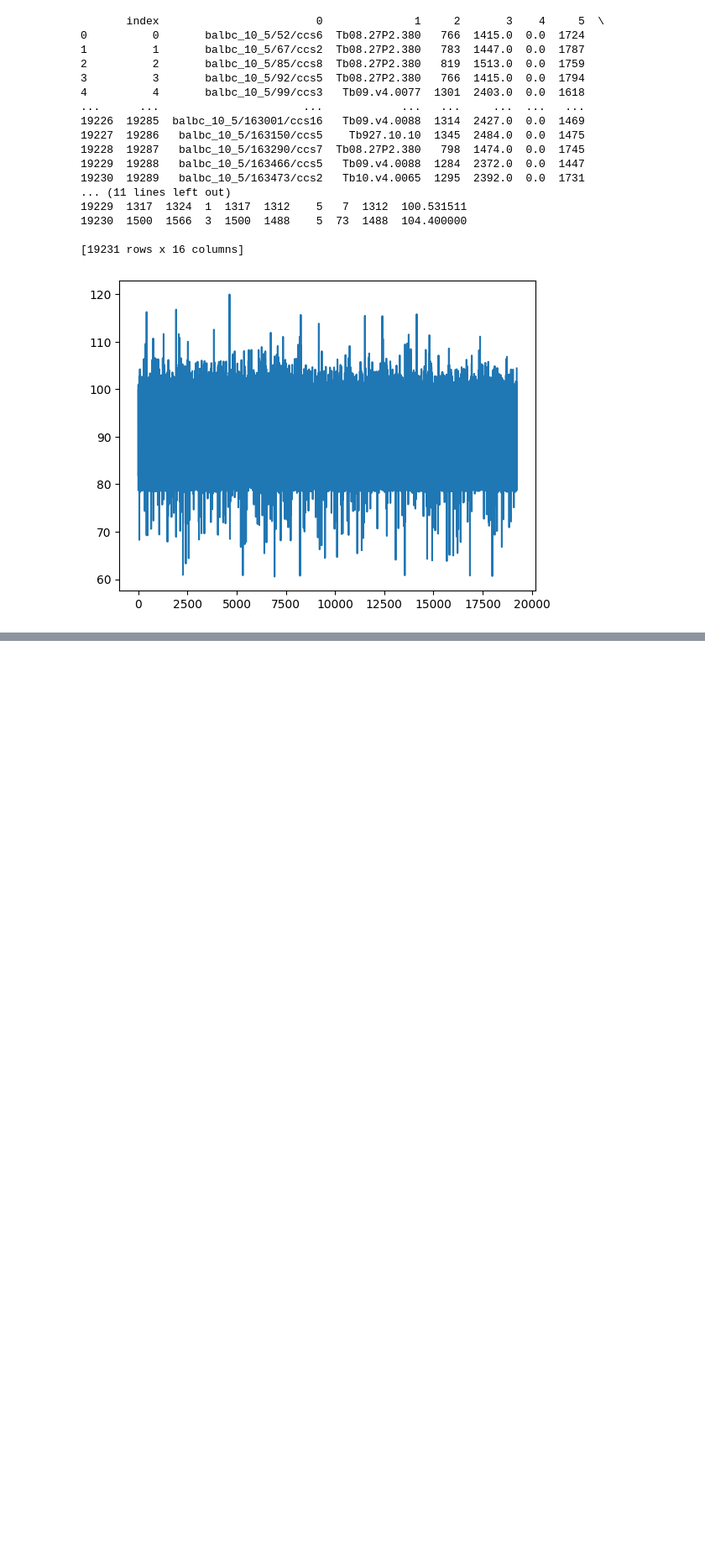
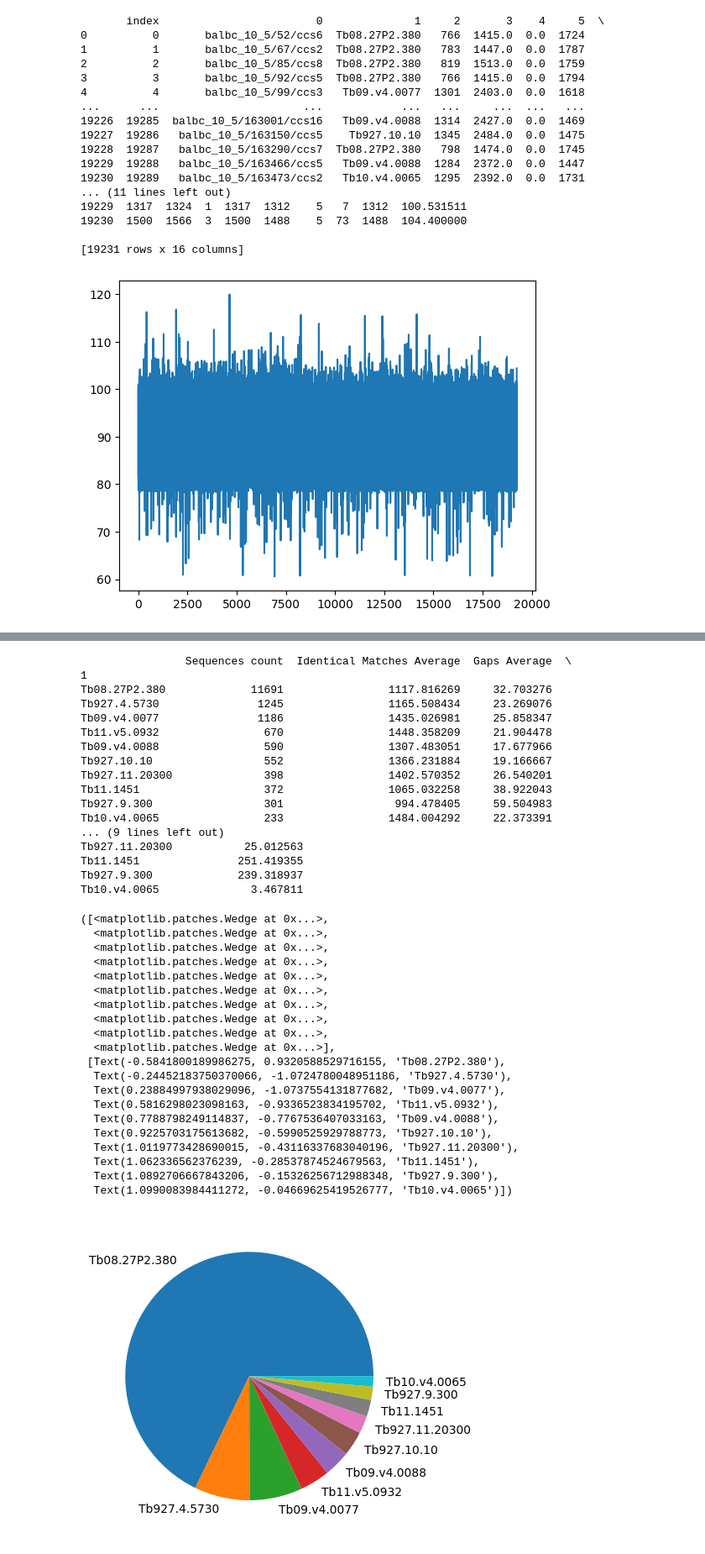
Before and after one commit to Freskoko/BINF200_H23, a Jupyter notebook: assignments/assignment1.ipynb, the cells around one changed output, grey strips where cells are left out. Shown at 84% size. Cells and saved outputs as stored; diff of their text form; code cells hidden in the pictures; blank space fills up the shorter version.

Commit message:
almost done with assignment 1

```diff
--- a/assignments/assignment1.ipynb
+++ b/assignments/assignment1.ipynb
@@ -173,0 +238,28 @@ duplicate amounts = 0
+# %%
+#5.5 Count VSG expression levels (4 points)
+
+#1. Extract the unique VSG ids in your sample from your (filtered) BLAST results.
+#this has already been done above, there are no duplicate VSG's
+
+#split apply combine
+
+#groupby to group df- = groupby 1
+#apply count num of rows in each sub df
+#concact them together
+
+#11 mismtach
+#12 is
+#13 positvr
+
+#2. For each unique VSG: count the number of sequences aliging to that VSG, and the
+#average number of identical matches, mismatches, and gaps for its alignments. Hint:
+#Using the split-apply-combine strategy, these numbers can be computed in one line of
+#code.
+
+df_grouped = df_60.groupby(1)
+calculation = df_grouped.agg({2:'count', 13:'mean', 12:'mean', 11:'mean'})
+calculation.columns = ['Sequences count', 'Identical Matches Average', 'Gaps Average', 'Mismatches Average']
+print(calculation)
+
+#Refrence to see order of cols:
+#'6 qseqid sseqid score bitscore evalue qlen slen length sstart send nident mismatch gaps positive'
@@ -173,0 +284,51 @@ duplicate amounts = 0
+# %%
+#3. Identify the 10 most abundant VSGs in your sample, visualize their relative expression
+#levels in a pie chart, and compare your result against Figure 3 of the paper.
+
+most_common = calculation.sort_values("Sequences count", ascending=False)
+print(most_common[0:10])
+
+labels = most_common[0:10].index
+sizes = most_common[0:10]["Sequences count"]
+
+fig, ax = plt.subplots()
+ax.pie(sizes, labels=labels)
+# %% [output]
+                Sequences count  Identical Matches Average  Gaps Average  \
+1
+Tb08.27P2.380             11691                1117.816269     32.703276
+Tb927.4.5730               1245                1165.508434     23.269076
+Tb09.v4.0077               1186                1435.026981     25.858347
+Tb11.v5.0932                670                1448.358209     21.904478
+Tb09.v4.0088                590                1307.483051     17.677966
+Tb927.10.10                 552                1366.231884     19.166667
+Tb927.11.20300              398                1402.570352     26.540201
+Tb11.1451                   372                1065.032258     38.922043
+Tb927.9.300                 301                 994.478405     59.504983
+Tb10.v4.0065                233                1484.004292     22.373391
+... (9 lines left out)
+Tb927.11.20300           25.012563
+Tb11.1451               251.419355
+Tb927.9.300             239.318937
+Tb10.v4.0065              3.467811
+([<matplotlib.patches.Wedge at 0x...>,
+  <matplotlib.patches.Wedge at 0x...>,
+  <matplotlib.patches.Wedge at 0x...>,
+  <matplotlib.patches.Wedge at 0x...>,
+  <matplotlib.patches.Wedge at 0x...>,
+  <matplotlib.patches.Wedge at 0x...>,
+  <matplotlib.patches.Wedge at 0x...>,
+  <matplotlib.patches.Wedge at 0x...>,
+  <matplotlib.patches.Wedge at 0x...>,
+  <matplotlib.patches.Wedge at 0x...>],
+ [Text(-0.5841800189986275, 0.9320588529716155, 'Tb08.27P2.380'),
+  Text(-0.24452183750370066, -1.0724780048951186, 'Tb927.4.5730'),
+  Text(0.23884997938029096, -1.0737554131877682, 'Tb09.v4.0077'),
+  Text(0.5816298023098163, -0.9336523834195702, 'Tb11.v5.0932'),
+  Text(0.7788798249114837, -0.7767536407033163, 'Tb09.v4.0088'),
+  Text(0.9225703175613682, -0.5990525929788773, 'Tb927.10.10'),
+  Text(1.0119773428690015, -0.43116337683040196, 'Tb927.11.20300'),
+  Text(1.062336562376239, -0.28537874524679563, 'Tb11.1451'),
+  Text(1.0892706667843206, -0.15326256712988348, 'Tb927.9.300'),
+  Text(1.0990083984411272, -0.04669625419526777, 'Tb10.v4.0065')])
+[figure, added]
```
Also changed, not shown: parts of 7 cells of this notebook, 1 other file.
